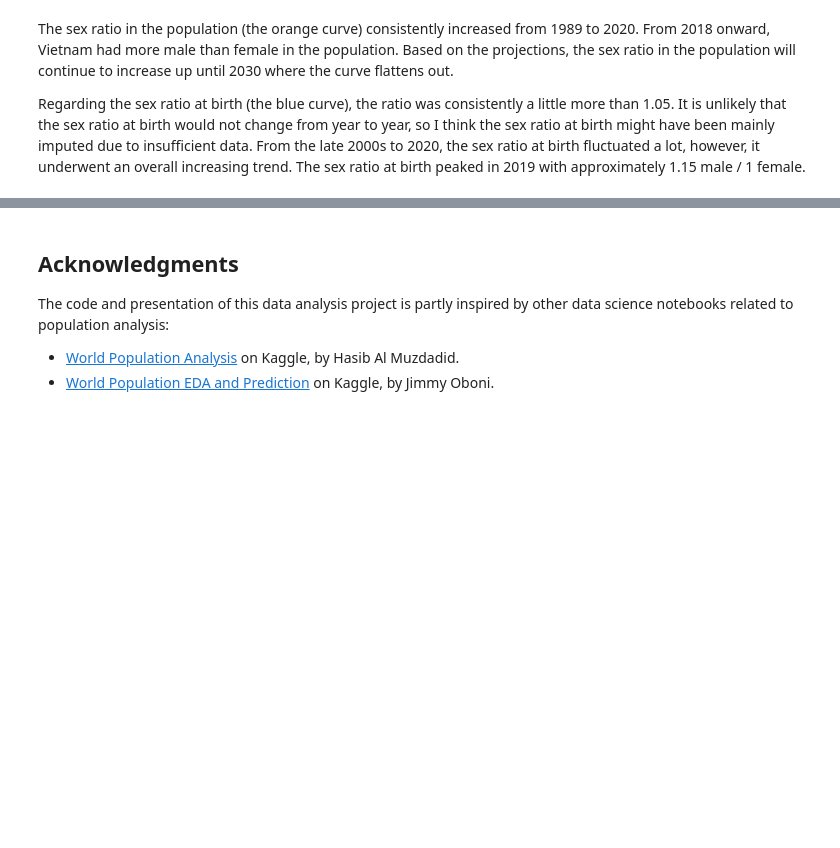
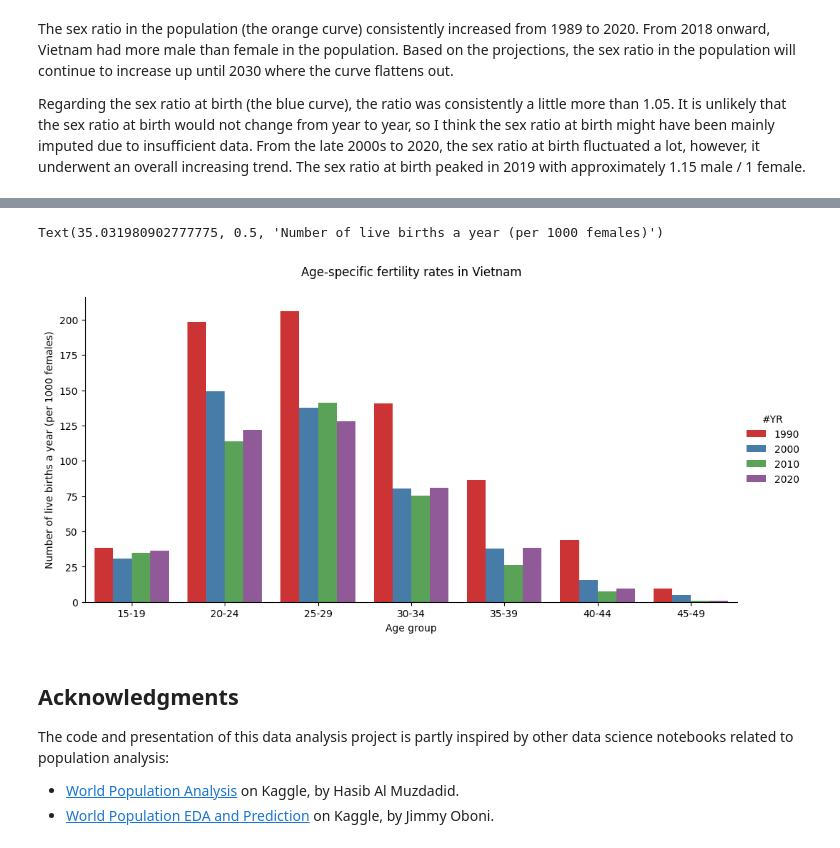
Before and after one commit to thaianle/international-database, a Jupyter notebook: idb5yr-python.ipynb, the cells around one changed output, grey strips where cells are left out. Saved outputs shown, nothing was run; the diff lists cells and outputs as text; code cells hidden in the pictures; blank space fills up the shorter version.

Commit message:
Add graph on age-specific fertility rate

```diff
--- a/idb5yr-python.ipynb
+++ b/idb5yr-python.ipynb
@@ -380,0 +413,5 @@ Regarding the sex ratio at birth (the blue curve), the ratio was consistently a
+# %%
+# Filter for Vietnam's records in years 1990, 2000, 2010, 2020
+vn_comparison_2 = idb5yr[np.logical_and(idb5yr['#YR'].isin([1990, 2000, 2010, 2020]), idb5yr['GEO_ID'] == 'W140000WOVN')]
+vn_comparison_2 = vn_comparison_2.melt(id_vars = ['#YR', 'GEO_ID'])
+vn_comparison_2.head(10)
@@ -380,0 +430,4 @@ Regarding the sex ratio at birth (the blue curve), the ratio was consistently a
+# %%
+vn_fert = vn_comparison_2[vn_comparison_2['variable'].isin(['ASFR15_19', 'ASFR20_24', 'ASFR25_29', 'ASFR30_34', 'ASFR35_39', 'ASFR40_44', 'ASFR45_49'])]
+vn_fert.sort_values(['variable', '#YR'])
+vn_fert.head(10)
@@ -381,3 +446,13 @@ Regarding the sex ratio at birth (the blue curve), the ratio was consistently a
+# %%
+vn_plot_m = sns.catplot(data = vn_fert, x = 'variable', y = 'value', hue = '#YR', kind = 'bar', aspect = 2, palette = 'Set1')
+vn_plot_m.set_xticklabels(['15-19', '20-24', '25-29', '30-34', '35-39', '40-44', '45-49'])
+
+plt.title('Age-specific fertility rates in Vietnam', y = 1.05)
+plt.xlabel('Age group')
+plt.ylabel('Number of live births a year (per 1000 females)')
+# %% [output]
+Text(35.031980902777775, 0.5, 'Number of live births a year (per 1000 females)')
+[figure, added]
 # %% [markdown]
 ## Acknowledgments
 
```
Also changed, not shown: parts of 8 cells of this notebook.
